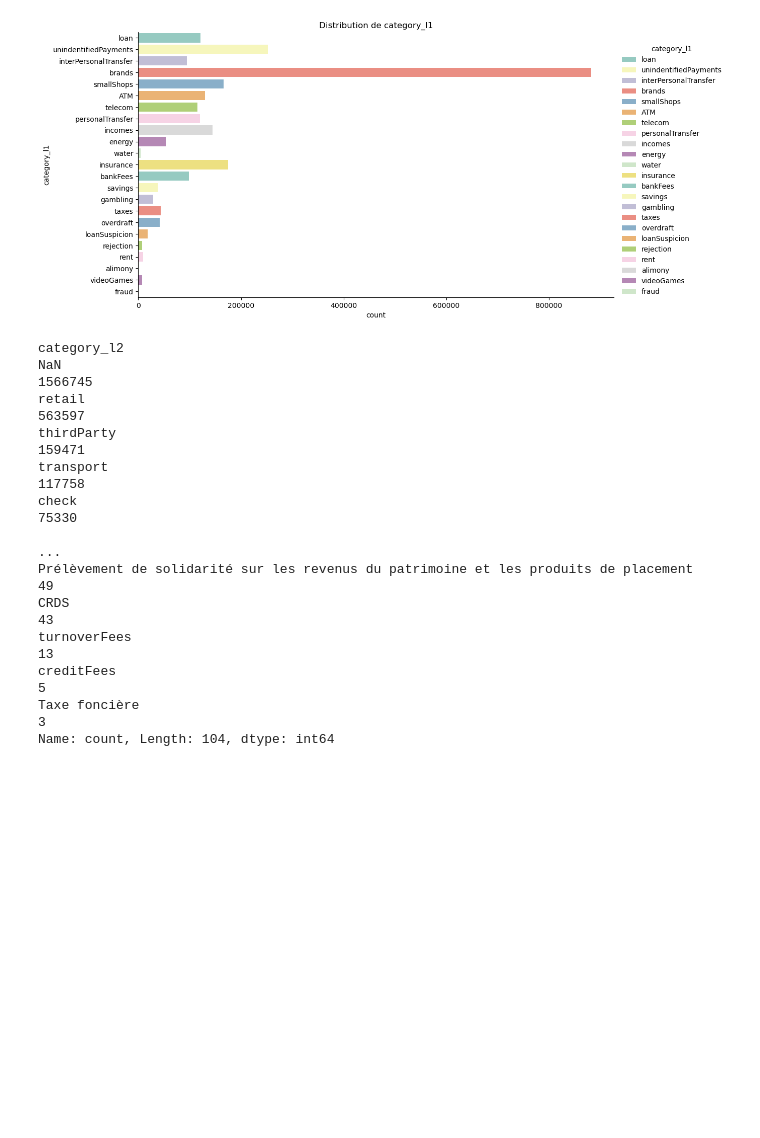
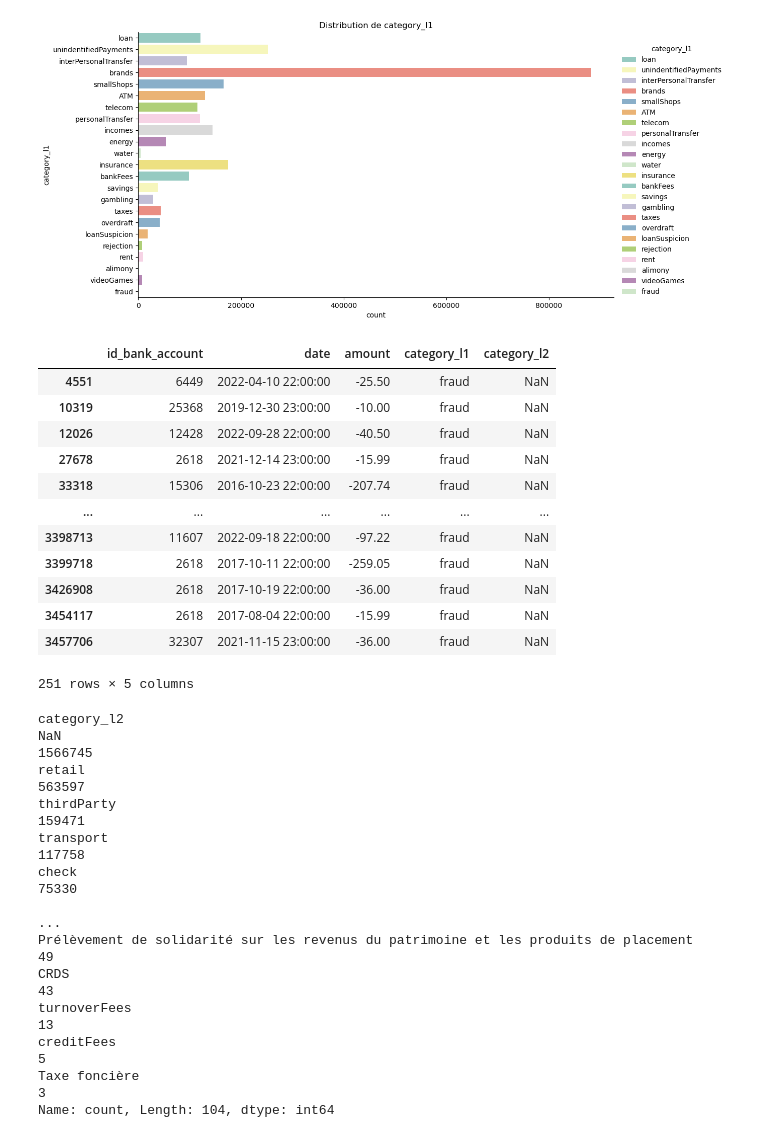
Before and after one commit to rouaabl/Projet-construction-d-un-score-d-octroi, a Jupyter notebook: CLEAN.ipynb, the cells around one changed output. Saved outputs shown, nothing was run; the diff lists cells and outputs as text; code cells hidden in the pictures; blank space fills up the shorter version.

```diff
--- a/CLEAN.ipynb
+++ b/CLEAN.ipynb
@@ -161,6 +161,22 @@ plt.title('Count de category_l1')
 plt.show()
 # %% [output]
 [figure]
+# %%
+trans.groupb y[trans['category_l1']=="fraud"]
+# %% [output]
+|  | id_bank_account | date | amount | category_l1 | category_l2 |
+| 4551 | 6449 | 2022-04-10 22:00:00 | -25.50 | fraud | NaN |
+| 10319 | 25368 | 2019-12-30 23:00:00 | -10.00 | fraud | NaN |
+| 12026 | 12428 | 2022-09-28 22:00:00 | -40.50 | fraud | NaN |
+| 27678 | 2618 | 2021-12-14 23:00:00 | -15.99 | fraud | NaN |
+| 33318 | 15306 | 2016-10-23 22:00:00 | -207.74 | fraud | NaN |
+| ... | ... | ... | ... | ... | ... |
+| 3398713 | 11607 | 2022-09-18 22:00:00 | -97.22 | fraud | NaN |
+| 3399718 | 2618 | 2017-10-11 22:00:00 | -259.05 | fraud | NaN |
+| 3426908 | 2618 | 2017-10-19 22:00:00 | -36.00 | fraud | NaN |
+| 3454117 | 2618 | 2017-08-04 22:00:00 | -15.99 | fraud | NaN |
+| 3457706 | 32307 | 2021-11-15 23:00:00 | -36.00 | fraud | NaN |
+251 rows × 5 columns
 # %%
 print(trans['category_l2'].value_counts(dropna=False))
 # %% [output]
```
Also changed, not shown: parts of 1 cell of this notebook.
